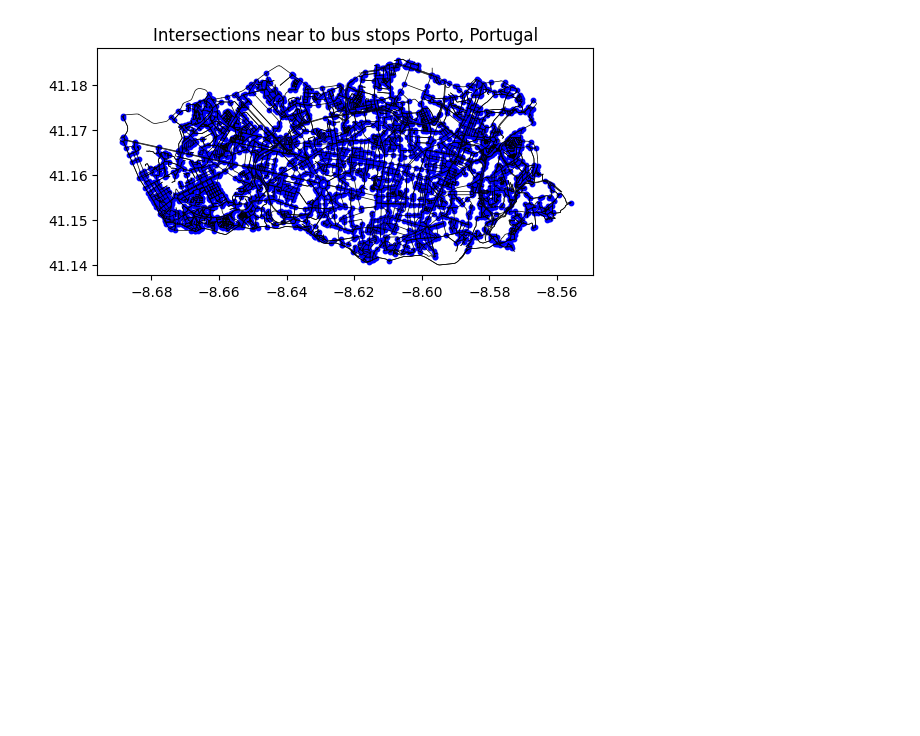
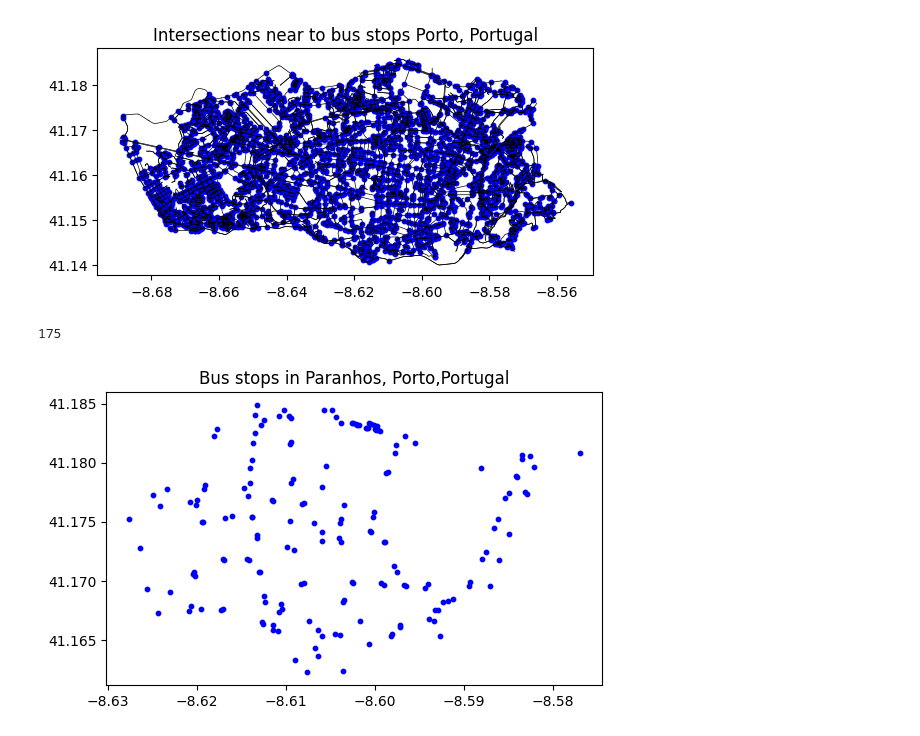
Before and after one commit to brito-bernardo/osmnx, a Jupyter notebook: BusStopIntersections.ipynb, the cells around one changed output. Cells and saved outputs as stored; diff of their text form; code cells hidden in the pictures; blank space fills up the shorter version.

```diff
--- a/BusStopIntersections.ipynb
+++ b/BusStopIntersections.ipynb
@@ -61,0 +65,15 @@ plt.show()
+# %%
+place_name = "Paranhos, Porto,Portugal"
+# %%
+tags = {'highway': 'bus_stop'}
+bus_stops = ox.geometries_from_place(place_name, tags=tags)
+# %%
+#Bus stops in Paranhos
+fig, ax = plt.subplots()
+bus_stops.plot(ax=ax, color='blue', markersize=10)
+print(len(bus_stops))
+ax.set_title("Bus stops in {}".format(place_name_n))
+plt.show()
+# %% [output]
+175
+[figure, added]
```
Also changed, not shown: parts of 10 cells of this notebook.
